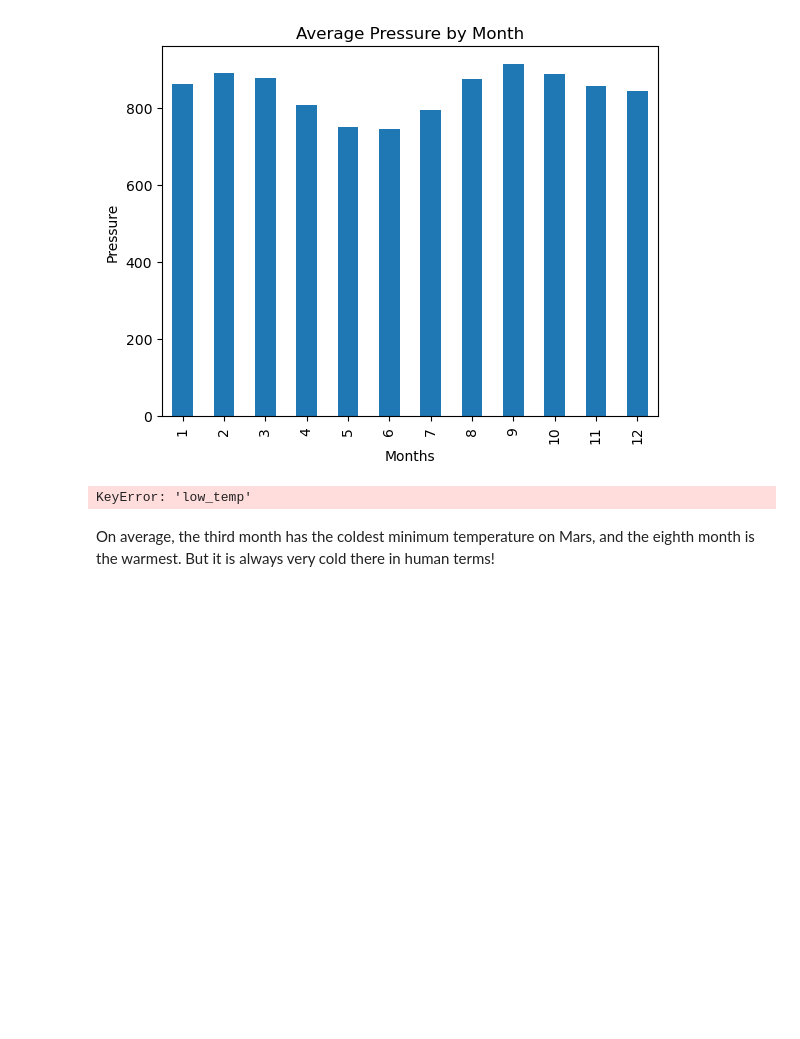
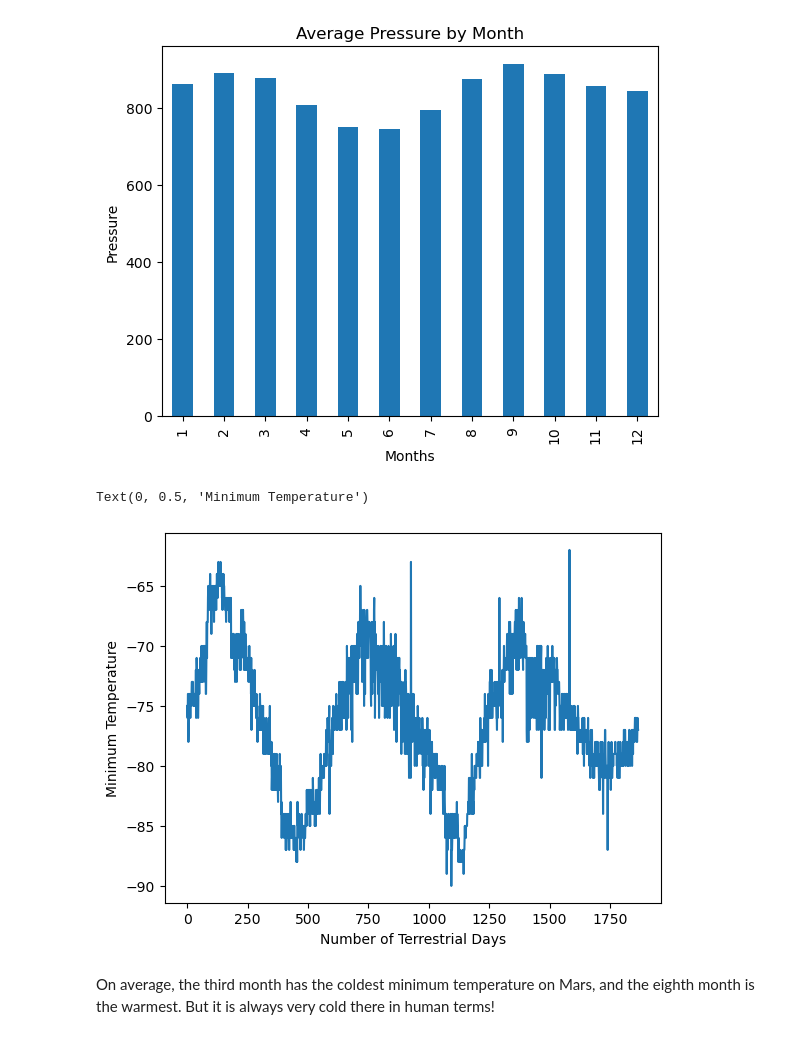
Before and after one commit to JmJoffray/Challenge-11, a Jupyter notebook: Starter_Code/part_2_mars_weather.ipynb, the cells around one changed output. Drawn from its saved outputs; the diff is of its cells as text; code cells hidden in the pictures; blank space fills up the shorter version.

```diff
--- a/Starter_Code/part_2_mars_weather.ipynb
+++ b/Starter_Code/part_2_mars_weather.ipynb
@@ -238,11 +238,12 @@ plt.show()
 [figure]
 # %%
 # 5. How many terrestrial (earth) days are there in a Martian year?
-weather_df['low_temp'].plot()
+weather_df['min_temp'].plot()
 plt.xlabel('Number of Terrestrial Days')
 plt.ylabel('Minimum Temperature')
 # %% [output]
-KeyError: 'low_temp'
+Text(0, 0.5, 'Minimum Temperature')
+[figure, added]
 # %% [markdown]
 On average, the third month has the coldest minimum temperature on Mars, and the eighth month is the warmest. But it is always very cold there in human terms!
 # %% [markdown]
```
Also changed, not shown: 1 other file.
